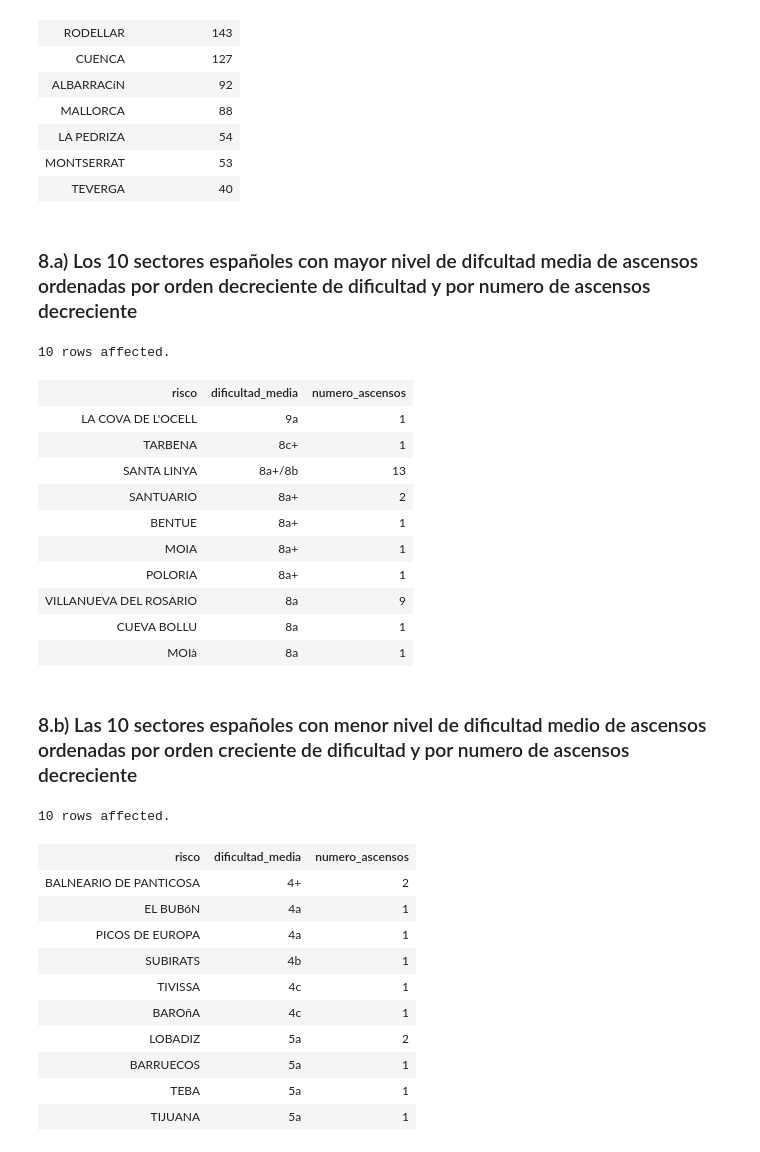
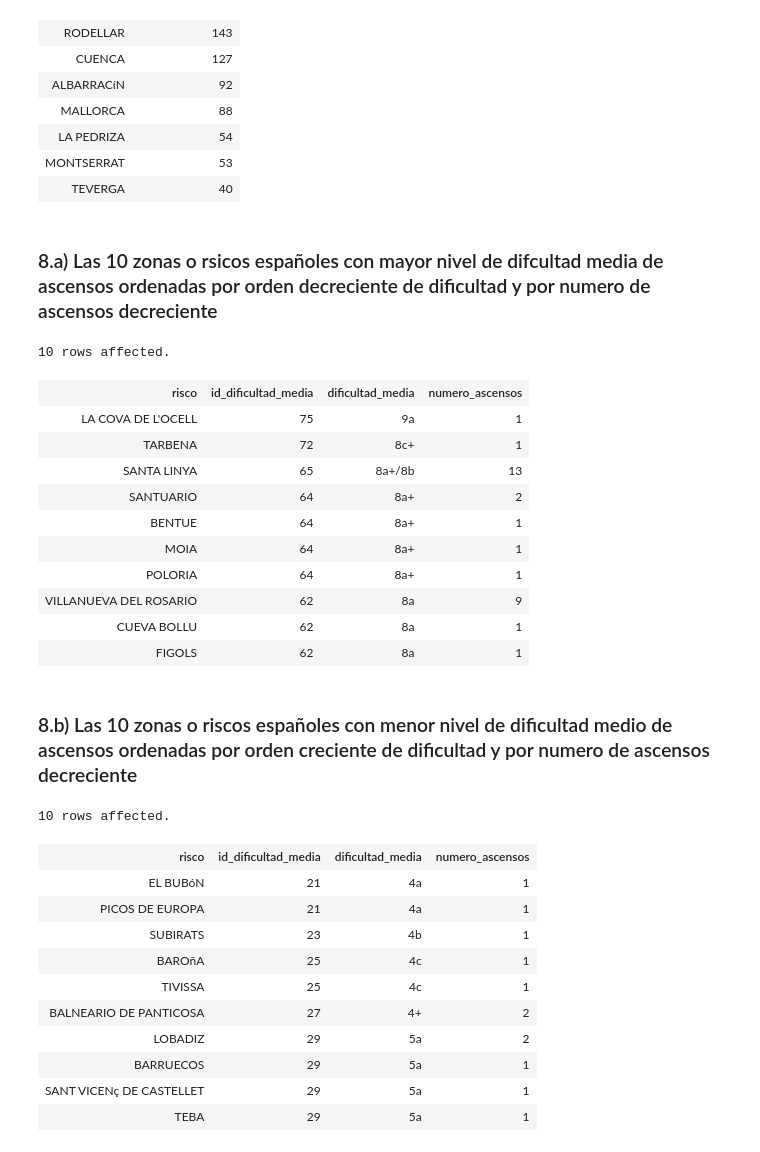
Before and after one commit to jmsanchezff/datahack_practica_bbdd, a Jupyter notebook: PostgreSQL.ipynb, the cells around one changed output. Drawn from its saved outputs; the diff is of its cells as text; code cells hidden in the pictures.

```diff
--- a/PostgreSQL.ipynb
+++ b/PostgreSQL.ipynb
@@ -543,39 +544,41 @@ LIMIT 10
 | MONTSERRAT | 53 |
 | TEVERGA | 40 |
 # %% [markdown]
-### 8.a) Los 10 sectores españoles con mayor nivel de difcultad media de ascensos ordenadas por orden decreciente de dificultad y por numero de ascensos decreciente
+### 8.a) Las 10 zonas o rsicos españoles con mayor nivel de difcultad media de ascensos ordenadas por orden decreciente de dificultad y por numero de ascensos decreciente
 # %%
 %%sql
 SELECT risco,
+       round(avg(A.id_dificultad),0) AS id_dificultad_media,
        (
            SELECT grado_frances
            FROM dificultades
            WHERE id_dificultad = round(avg(A.id_dificultad),0)
        ) AS dificultad_media,
        count(*) AS numero_ascensos
 FROM ascensos AS A
 WHERE pais='ESP'
 GROUP BY risco
-ORDER BY dificultad_media DESC, numero_ascensos DESC
+ORDER BY id_dificultad_media DESC, numero_ascensos DESC, risco ASC
 LIMIT 10
 # %% [output]
 10 rows affected.
-| risco | dificultad_media | numero_ascensos |
-| LA COVA DE L'OCELL | 9a | 1 |
-| TARBENA | 8c+ | 1 |
-| SANTA LINYA | 8a+/8b | 13 |
-| SANTUARIO | 8a+ | 2 |
-| BENTUE | 8a+ | 1 |
-| MOIA | 8a+ | 1 |
-| POLORIA | 8a+ | 1 |
-| VILLANUEVA DEL ROSARIO | 8a | 9 |
-| CUEVA BOLLU | 8a | 1 |
-| MOIà | 8a | 1 |
+| risco | id_dificultad_media | dificultad_media | numero_ascensos |
+| LA COVA DE L'OCELL | 75 | 9a | 1 |
+| TARBENA | 72 | 8c+ | 1 |
+| SANTA LINYA | 65 | 8a+/8b | 13 |
+| SANTUARIO | 64 | 8a+ | 2 |
+| BENTUE | 64 | 8a+ | 1 |
+| MOIA | 64 | 8a+ | 1 |
+| POLORIA | 64 | 8a+ | 1 |
+| VILLANUEVA DEL ROSARIO | 62 | 8a | 9 |
+| CUEVA BOLLU | 62 | 8a | 1 |
+| FIGOLS | 62 | 8a | 1 |
 # %% [markdown]
-### 8.b) Las 10 sectores españoles con menor nivel de dificultad medio de ascensos ordenadas por orden creciente de dificultad y por numero de ascensos decreciente
+### 8.b) Las 10 zonas o riscos españoles con menor nivel de dificultad medio de ascensos ordenadas por orden creciente de dificultad y por numero de ascensos decreciente
 # %%
 %%sql
 SELECT risco,
+       round(avg(A.id_dificultad),0) AS id_dificultad_media,
        (
            SELECT grado_frances
            FROM dificultades
@@ -585,18 +588,18 @@ SELECT risco,
 FROM ascensos AS A
 WHERE pais='ESP'
 GROUP BY risco
-ORDER BY dificultad_media ASC, numero_ascensos DESC
+ORDER BY id_dificultad_media ASC, numero_ascensos DESC, risco ASC
 LIMIT 10
 # %% [output]
 10 rows affected.
-| risco | dificultad_media | numero_ascensos |
-| BALNEARIO DE PANTICOSA | 4+ | 2 |
-| EL BUBóN | 4a | 1 |
-| PICOS DE EUROPA | 4a | 1 |
-| SUBIRATS | 4b | 1 |
-| TIVISSA | 4c | 1 |
-| BAROñA | 4c | 1 |
-| LOBADIZ | 5a | 2 |
-| BARRUECOS | 5a | 1 |
-| TEBA | 5a | 1 |
-| TIJUANA | 5a | 1 |
+| risco | id_dificultad_media | dificultad_media | numero_ascensos |
+| EL BUBóN | 21 | 4a | 1 |
+| PICOS DE EUROPA | 21 | 4a | 1 |
+| SUBIRATS | 23 | 4b | 1 |
+| BAROñA | 25 | 4c | 1 |
+| TIVISSA | 25 | 4c | 1 |
+| BALNEARIO DE PANTICOSA | 27 | 4+ | 2 |
+| LOBADIZ | 29 | 5a | 2 |
+| BARRUECOS | 29 | 5a | 1 |
+| SANT VICENç DE CASTELLET | 29 | 5a | 1 |
+| TEBA | 29 | 5a | 1 |
```
Also changed, not shown: parts of 4 cells of this notebook, 1 other file.
